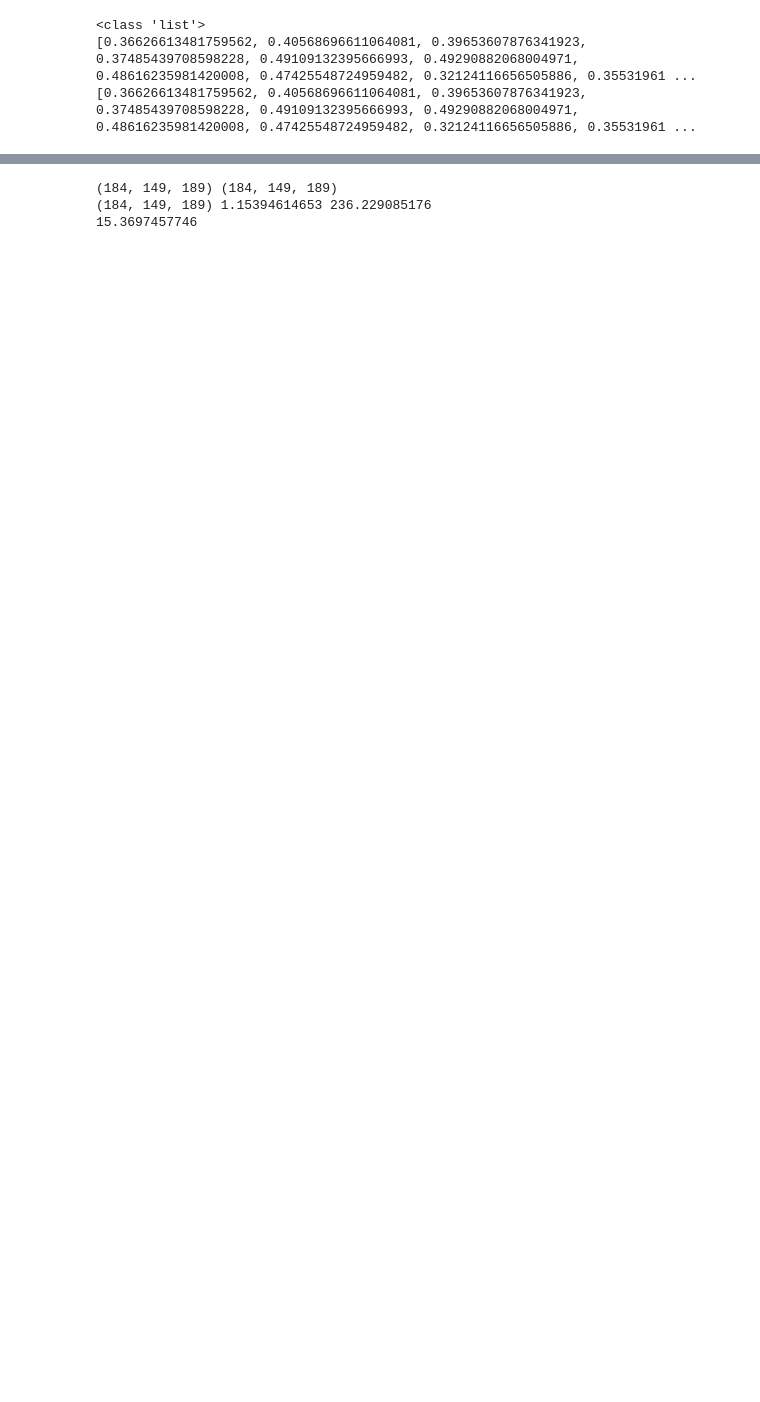
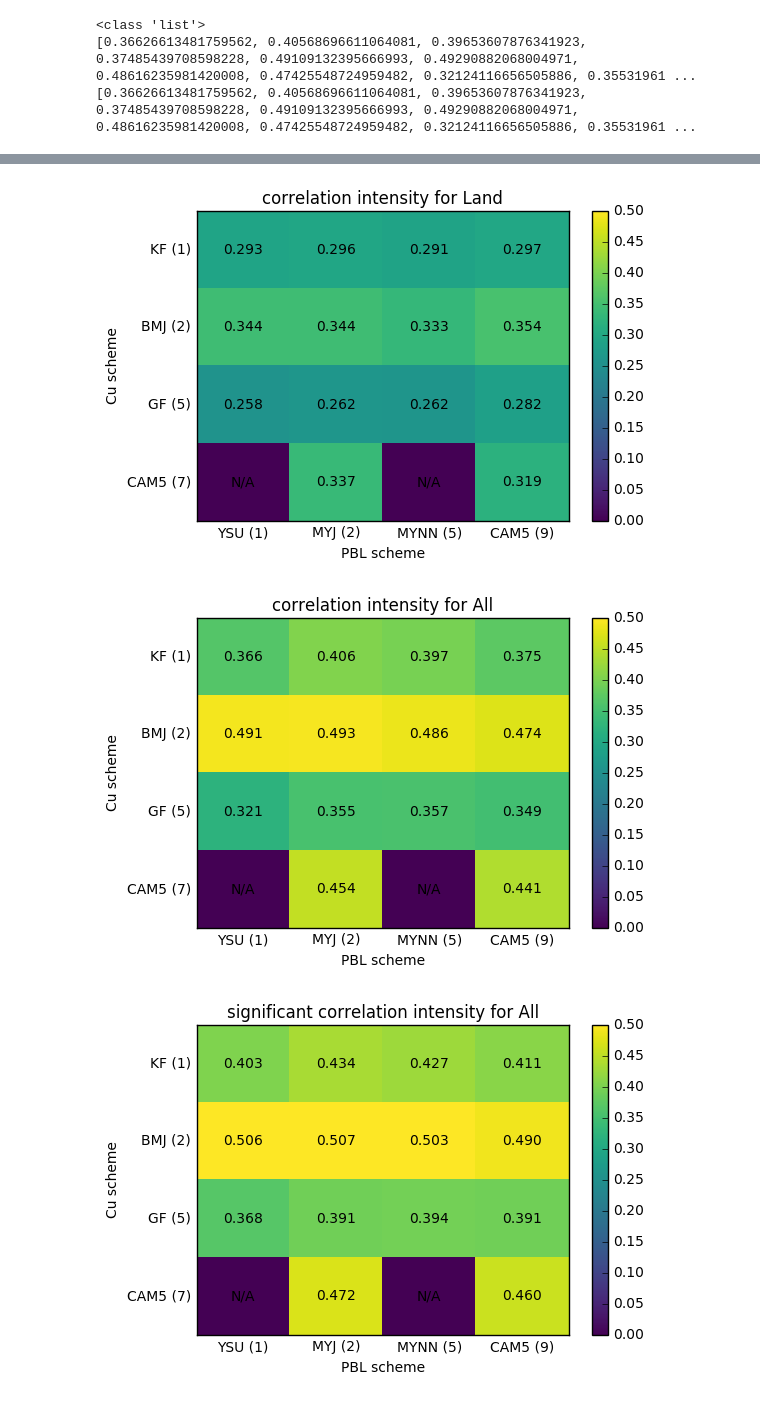
Before and after one commit to likkhian/thesisScripts, a Jupyter notebook: correlationComparison.ipynb, the cells around one changed output, grey strips where cells are left out. Drawn from its saved outputs; the diff is of its cells as text; code cells hidden in the pictures; blank space fills up the shorter version.

```diff
--- a/correlationComparison.ipynb
+++ b/correlationComparison.ipynb
@@ -164,10 +194,34 @@ compareMatrix()
-# %%
-#calculate the bias
-print(np.shape(ppt),np.shape(trmm))
-bias=(ppt-trmm)
-print(np.shape(bias),np.mean(bias),np.mean(bias**2))
-print(np.sqrt(np.mean(bias**2)))
-# %% [output]
-(184, 149, 189) (184, 149, 189)
-(184, 149, 189) 1.15394614653 236.229085176
-15.3697457746
+# %%
+
+
+x=y=[0,1,2,3,4]
+mx=my=[0.5,1.5,2.5,3.5]
+labelx=['a','b','c','d']
+
+landArray=np.array(corrMeanLand).reshape(4,4)
+plt.figure(0)
+plt.pcolormesh(y,x,landArray,cmap='viridis',vmin=0,vmax=0.5)
+plt.title('correlation intensity for Land')
+compareMatrix(landArray)
+
+allArray=np.array(corrMeanAll).reshape(4,4)
+plt.figure(1)
+plt.pcolormesh(allArray,cmap='viridis',vmin=0,vmax=0.5)
+plt.title('correlation intensity for All')
+compareMatrix(allArray)
+
+CorrLandArray=np.array(sigCorrMeanAll).reshape(4,4)
+plt.figure(2)
+plt.pcolormesh(CorrLandArray,cmap='viridis',vmin=0,vmax=0.5)
+plt.title('significant correlation intensity for All')
+compareMatrix(CorrLandArray)
+
+CorrLandArray=np.array(sigCorrMeanLand).reshape(4,4)
+plt.figure(3)
+plt.pcolormesh(CorrLandArray,cmap='viridis',vmin=0,vmax=0.4)
+plt.title('Significant correlation intensity over land, 27km')
+compareMatrix(CorrLandArray)
+# %% [output]
+[figure, added]
+[figure, added]
+[figure, added]
```
Also changed, not shown: parts of 11 cells of this notebook, 6 other files.
